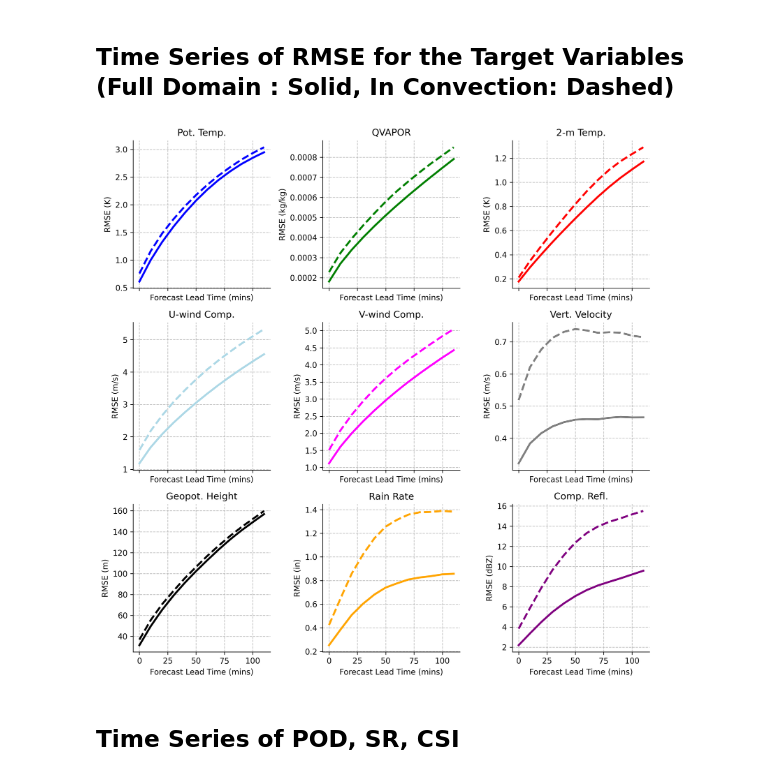
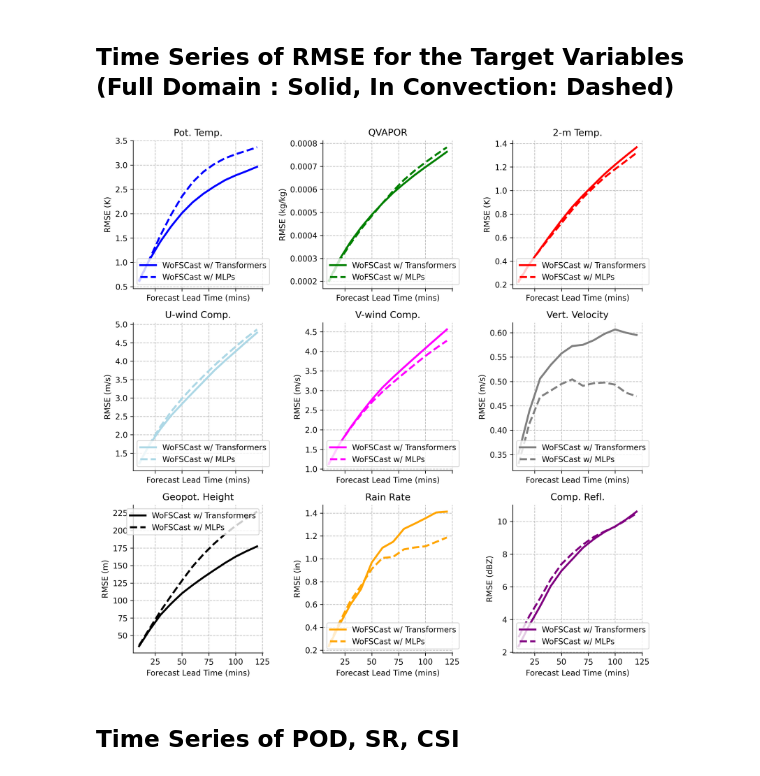
Before and after one commit to NOAA-National-Severe-Storms-Laboratory/frdd-wofs-cast, a Jupyter notebook: training_pipeline/evaluate_model/evaluate_wofscast.ipynb, the cells around one changed output. Cells and saved outputs as stored; diff of their text form; code cells hidden in the pictures.

```diff
--- a/training_pipeline/evaluate_model/evaluate_wofscast.ipynb
+++ b/training_pipeline/evaluate_model/evaluate_wofscast.ipynb
@@ -228,29 +15,49 @@ Wall time: 16min 30s
 # %% [markdown]
 ## Time Series of RMSE for the Target Variables (Full Domain : Solid, In Convection: Dashed)
 # %%
-times = np.arange(len(predictions.time))*10 # in minutes
+base_path = '/work/mflora/wofs-cast-data/verification_results'
+
+models = ['wofscast_baseline', 'wofscast_baseline_mlp']
+display_name = {'wofscast_baseline' : 'WoFSCast w/ Transformers',
+                'wofscast_baseline_mlp' : 'WoFSCast w/ MLPs',
+               }
+
+variables = ['T', 'QVAPOR', 'T2',
+             'U', 'V', 'W',
+             'GEOPOT', 'RAIN_AMOUNT', 'COMPOSITE_REFL_10CM'
+            ]
+
+rmse_dfs = [pd.read_parquet(os.path.join(base_path, f'MSE_{name}.parquet'),
+                            engine='pyarrow') for name in models]
+
+# Get the time steps.
+times = rmse_dfs[0]['RMSE']['Full Domain']['COMPOSITE_REFL_10CM'].index.total_seconds() / 60.0
+
 fig, axes = plt.subplots(figsize=(10,10), dpi=300, ncols=3, nrows=3, sharex=True)
 
 # Create a list of colors for each line
 colors = ['blue', 'green', 'red', 'lightblue', 'magenta', 'gray', 'black', 'orange', 'purple']
+line_styles = ['-', 'dashed']
 
-for var, ax, c in zip(target_vars, axes.flat, colors):
-
-    ax.plot(times, rmse_dict['full'][var], c=c, lw=2.5)
-    ax.plot(times, rmse_dict['partial'][var], c=c, lw=2.5, ls='dashed')
-
+for var, ax, c in zip(variables, axes.flat, colors):
+    for i in range(len(rmse_dfs)):
+        label = display_name.get(models[i], models[i])
+        ax.plot(times, rmse_dfs[i]['RMSE']['Full Domain'][var], c=c, lw=2.5, label=label, ls=line_styles[i])
+        #ax.plot(times, df['RMSE']['partial'][var], c=c, lw=2.5, ls='dashed')
+    ax.legend()
     ax.set(xlabel= 'Forecast Lead Time (mins)',
-       ylabel= f"RMSE ({units_mapper.get(var,'')})",
-       title = display_name_mapper.get(var,var)
-      )
+           ylabel= f"RMSE ({units_mapper.get(var,'')})",
+           title = display_name_mapper.get(var,var)
+          )
     ax.grid(ls='dashed', alpha=0.8)
     # Hide the top and right spines
     ax.spines['top'].set_visible(False)
     ax.spines['right'].set_visible(False)
 
 plt.tight_layout()
+#plt.savefig(f"figures/MSE_{os.path.basename(MODEL_PATH).replace('.npz','')}.png")
 # %% [output]
-[figure, old version]
+[figure, new version]
 # %% [markdown]
 ## Time Series of POD, SR, CSI
 # %%
```
Also changed, not shown: parts of 7 cells of this notebook, 19 other files.
